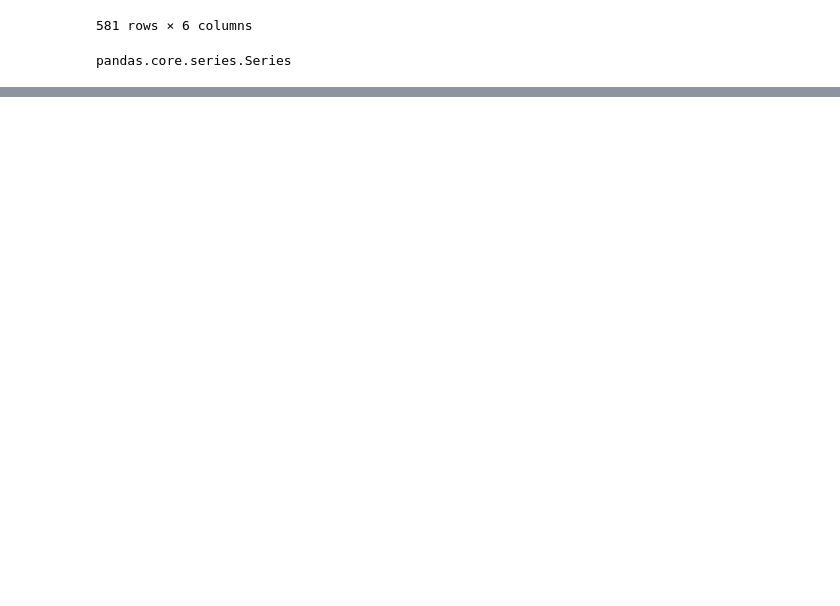
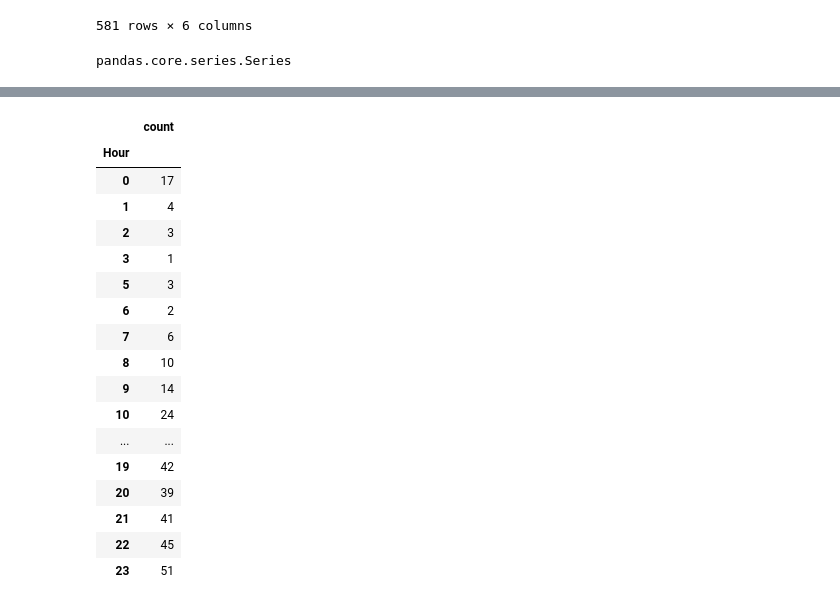
Before and after one commit to ashrafkvt/analyse_product_sales, a Jupyter notebook: analyse_product_sales.ipynb, the cells around one changed output, grey strips where cells are left out. Saved outputs shown, nothing was run; the diff lists cells and outputs as text; code cells hidden in the pictures; blank space fills up the shorter version.

```diff
--- a/analyse_product_sales.ipynb
+++ b/analyse_product_sales.ipynb
@@ -57,0 +80,27 @@ pandas.core.series.Series
+# %%
+timemost = df['Hour'].value_counts()
+timemost1 = [item for item in timemost]
+
+timemost2 = timemost.sort_index()
+timemost2.to_list()
+timemost2 = pd.DataFrame(timemost2)
+timemost2
+# %% [output]
+|  | count |
+| Hour |  |
+| 0 | 17 |
+| 1 | 4 |
+| 2 | 3 |
+| 3 | 1 |
+| 5 | 3 |
+| 6 | 2 |
+| 7 | 6 |
+| 8 | 10 |
+| 9 | 14 |
+| 10 | 24 |
+| ... | ... |
+| 19 | 42 |
+| 20 | 39 |
+| 21 | 41 |
+| 22 | 45 |
+| 23 | 51 |
```
Also changed, not shown: parts of 5 cells of this notebook.
